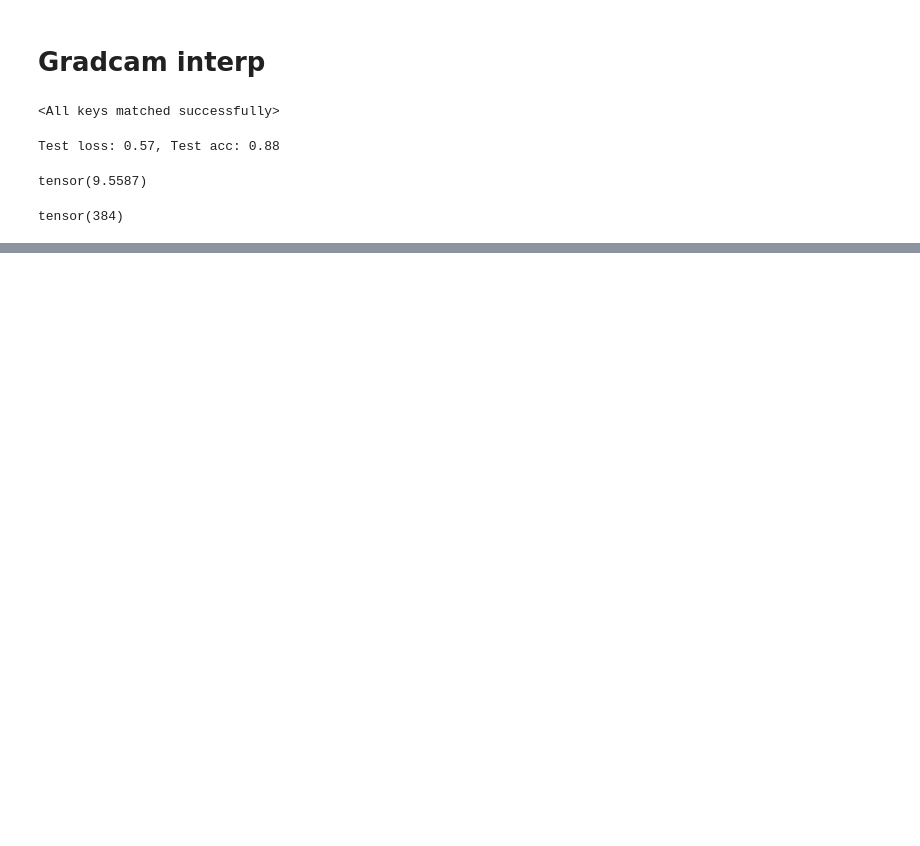
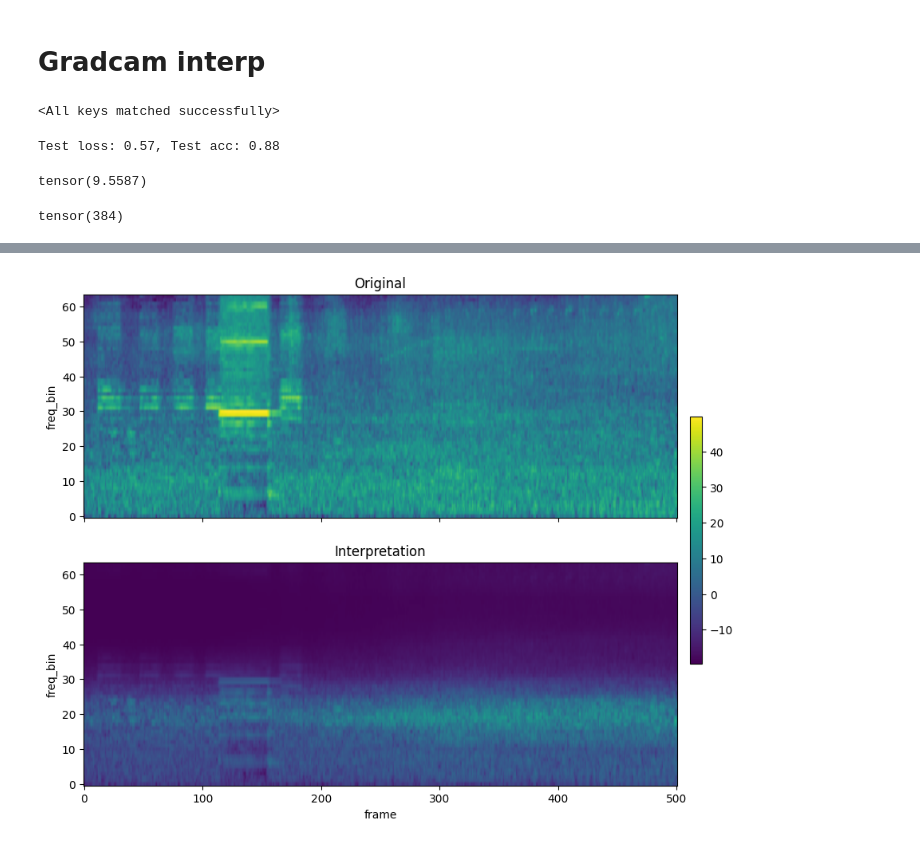
Before and after one commit to exile8/coursework24, a Jupyter notebook: gradcam.ipynb, the cells around one changed output, grey strips where cells are left out. Saved outputs shown, nothing was run; the diff lists cells and outputs as text; code cells hidden in the pictures; blank space fills up the shorter version.

```diff
--- a/gradcam.ipynb
+++ b/gradcam.ipynb
@@ -111,0 +243,4 @@ tensor(384)
+# %%
+plot_two_spectrograms(melspec_db[0], masked[0][0].detach().cpu(), "Original", "Interpretation")
+# %% [output]
+[figure, added]
```
Also changed, not shown: parts of 25 cells of this notebook.
